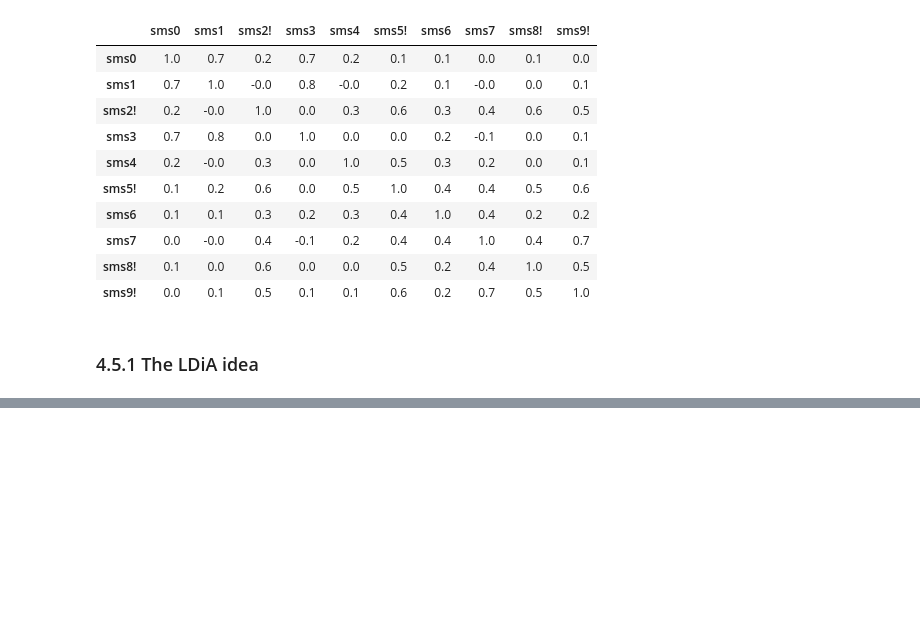
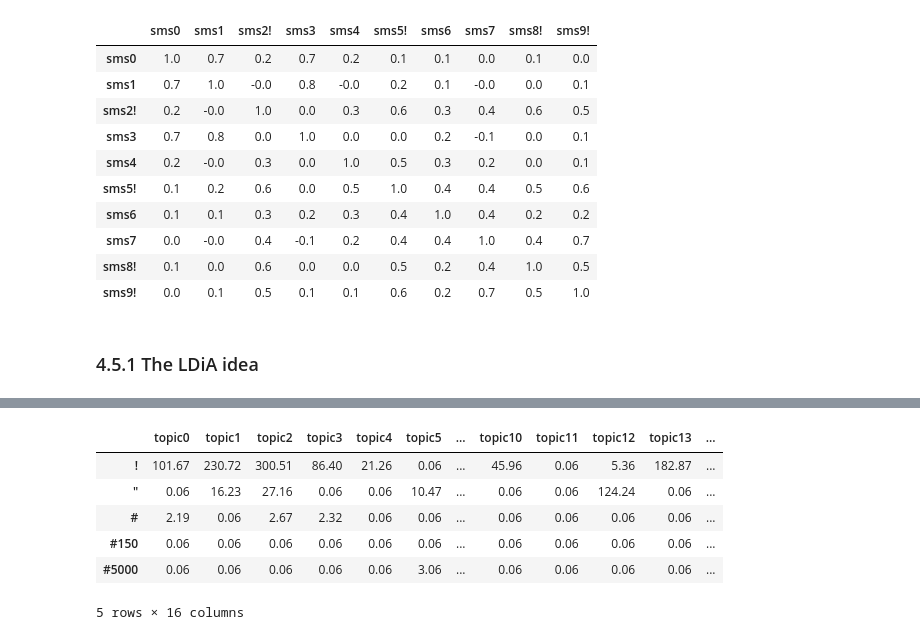
Before and after one commit to deacona/nlpia, a Jupyter notebook: src/nlpia/book/examples/ch04_examples.ipynb, the cells around one changed output, grey strips where cells are left out. Saved outputs shown, nothing was run; the diff lists cells and outputs as text; code cells hidden in the pictures; blank space fills up the shorter version.

```diff
--- a/src/nlpia/book/examples/ch04_examples.ipynb
+++ b/src/nlpia/book/examples/ch04_examples.ipynb
@@ -465,0 +525,13 @@ svd_topic_vectors.iloc[:10].dot(svd_topic_vectors.iloc[:10].T).round(1)
+# %%
+pd.set_option('display.width', 75)
+
+components = pd.DataFrame(ldia.components_.T, index=terms, columns=columns)
+components.round(2).head()
+# %% [output]
+|  | topic0 | topic1 | topic2 | topic3 | topic4 | topic5 | ... | topic10 | topic11 | topic12 | topic13 | ... |
+| ! | 101.67 | 230.72 | 300.51 | 86.40 | 21.26 | 0.06 | ... | 45.96 | 0.06 | 5.36 | 182.87 | ... |
+| " | 0.06 | 16.23 | 27.16 | 0.06 | 0.06 | 10.47 | ... | 0.06 | 0.06 | 124.24 | 0.06 | ... |
+| # | 2.19 | 0.06 | 2.67 | 2.32 | 0.06 | 0.06 | ... | 0.06 | 0.06 | 0.06 | 0.06 | ... |
+| #150 | 0.06 | 0.06 | 0.06 | 0.06 | 0.06 | 0.06 | ... | 0.06 | 0.06 | 0.06 | 0.06 | ... |
+| #5000 | 0.06 | 0.06 | 0.06 | 0.06 | 0.06 | 3.06 | ... | 0.06 | 0.06 | 0.06 | 0.06 | ... |
+5 rows × 16 columns
```
Also changed, not shown: parts of 35 cells of this notebook.
